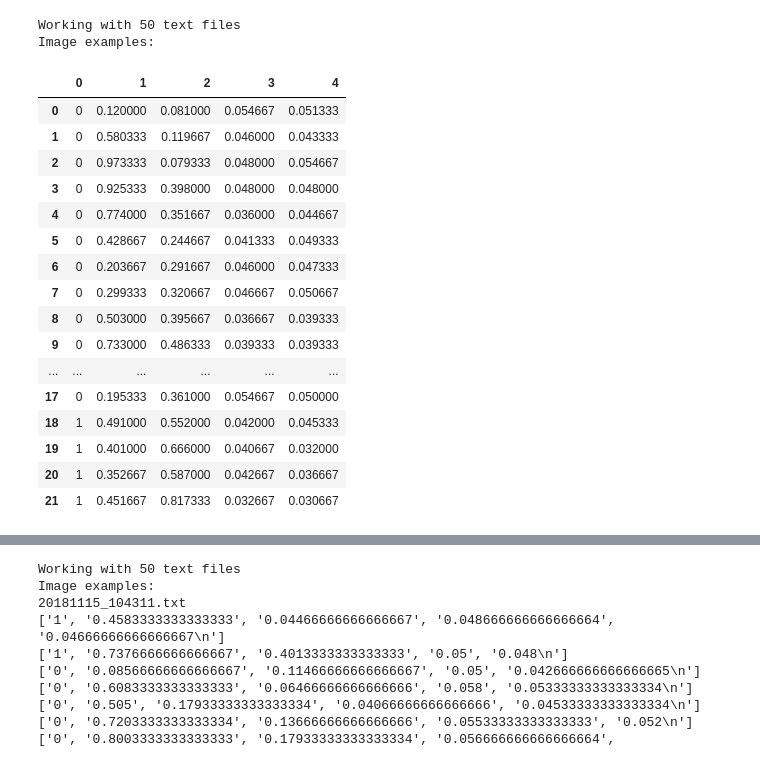
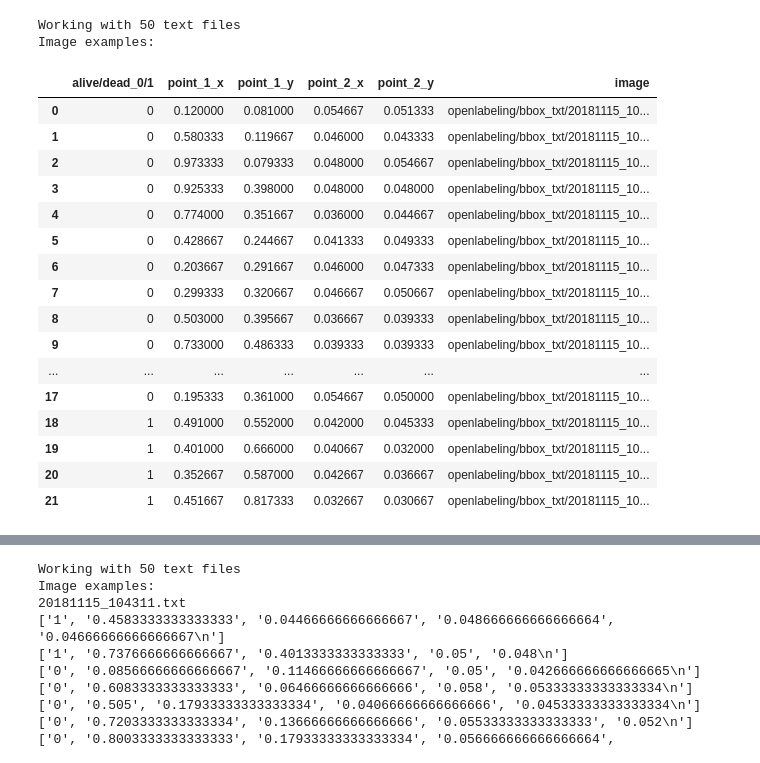
Before and after one commit to nomdebrew/JeastyPy, a Jupyter notebook: testing.ipynb, the cells around one changed output, grey strips where cells are left out. Drawn from its saved outputs; the diff is of its cells as text; code cells hidden in the pictures.

Commit message:
testing notebook consolidated bbox txt into df

```diff
--- a/testing.ipynb
+++ b/testing.ipynb
@@ -87,23 +74,25 @@ Working with 50 text files
 Image examples:
 # %%
 #read single txt file into df
-file_data = pd.read_csv("openlabeling/bbox_txt/20181115_103926.txt", sep = ' ', header = None)
+file_data = pd.read_csv("openlabeling/bbox_txt/20181115_103926.txt", sep = ' ', header = None, names = ['alive/dead_0/1','point_1_x','point_1_y','point_2_x','point_2_y','image'])
+file_data['image']="openlabeling/bbox_txt/20181115_103926.txt"
+len(file_data)
 file_data
 # %% [output]
-|  | 0 | 1 | 2 | 3 | 4 |
-| 0 | 0 | 0.120000 | 0.081000 | 0.054667 | 0.051333 |
-| 1 | 0 | 0.580333 | 0.119667 | 0.046000 | 0.043333 |
-| 2 | 0 | 0.973333 | 0.079333 | 0.048000 | 0.054667 |
-| 3 | 0 | 0.925333 | 0.398000 | 0.048000 | 0.048000 |
-| 4 | 0 | 0.774000 | 0.351667 | 0.036000 | 0.044667 |
-| 5 | 0 | 0.428667 | 0.244667 | 0.041333 | 0.049333 |
-| 6 | 0 | 0.203667 | 0.291667 | 0.046000 | 0.047333 |
-| 7 | 0 | 0.299333 | 0.320667 | 0.046667 | 0.050667 |
-| 8 | 0 | 0.503000 | 0.395667 | 0.036667 | 0.039333 |
-| 9 | 0 | 0.733000 | 0.486333 | 0.039333 | 0.039333 |
-| ... | ... | ... | ... | ... | ... |
-| 17 | 0 | 0.195333 | 0.361000 | 0.054667 | 0.050000 |
-| 18 | 1 | 0.491000 | 0.552000 | 0.042000 | 0.045333 |
-| 19 | 1 | 0.401000 | 0.666000 | 0.040667 | 0.032000 |
-| 20 | 1 | 0.352667 | 0.587000 | 0.042667 | 0.036667 |
-| 21 | 1 | 0.451667 | 0.817333 | 0.032667 | 0.030667 |
+|  | alive/dead_0/1 | point_1_x | point_1_y | point_2_x | point_2_y | image |
+| 0 | 0 | 0.120000 | 0.081000 | 0.054667 | 0.051333 | openlabeling/bbox_txt/20181115_10... |
+| 1 | 0 | 0.580333 | 0.119667 | 0.046000 | 0.043333 | openlabeling/bbox_txt/20181115_10... |
+| 2 | 0 | 0.973333 | 0.079333 | 0.048000 | 0.054667 | openlabeling/bbox_txt/20181115_10... |
+| 3 | 0 | 0.925333 | 0.398000 | 0.048000 | 0.048000 | openlabeling/bbox_txt/20181115_10... |
+| 4 | 0 | 0.774000 | 0.351667 | 0.036000 | 0.044667 | openlabeling/bbox_txt/20181115_10... |
+| 5 | 0 | 0.428667 | 0.244667 | 0.041333 | 0.049333 | openlabeling/bbox_txt/20181115_10... |
+| 6 | 0 | 0.203667 | 0.291667 | 0.046000 | 0.047333 | openlabeling/bbox_txt/20181115_10... |
+| 7 | 0 | 0.299333 | 0.320667 | 0.046667 | 0.050667 | openlabeling/bbox_txt/20181115_10... |
+| 8 | 0 | 0.503000 | 0.395667 | 0.036667 | 0.039333 | openlabeling/bbox_txt/20181115_10... |
+| 9 | 0 | 0.733000 | 0.486333 | 0.039333 | 0.039333 | openlabeling/bbox_txt/20181115_10... |
+| ... | ... | ... | ... | ... | ... | ... |
+| 17 | 0 | 0.195333 | 0.361000 | 0.054667 | 0.050000 | openlabeling/bbox_txt/20181115_10... |
+| 18 | 1 | 0.491000 | 0.552000 | 0.042000 | 0.045333 | openlabeling/bbox_txt/20181115_10... |
+| 19 | 1 | 0.401000 | 0.666000 | 0.040667 | 0.032000 | openlabeling/bbox_txt/20181115_10... |
+| 20 | 1 | 0.352667 | 0.587000 | 0.042667 | 0.036667 | openlabeling/bbox_txt/20181115_10... |
+| 21 | 1 | 0.451667 | 0.817333 | 0.032667 | 0.030667 | openlabeling/bbox_txt/20181115_10... |
```
Also changed, not shown: parts of 7 cells of this notebook.
